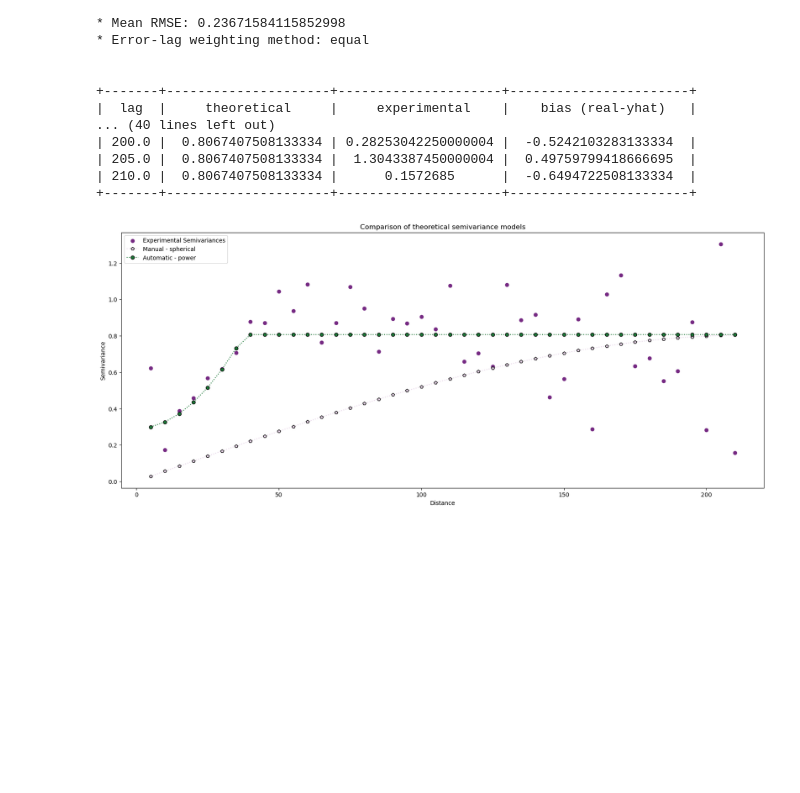
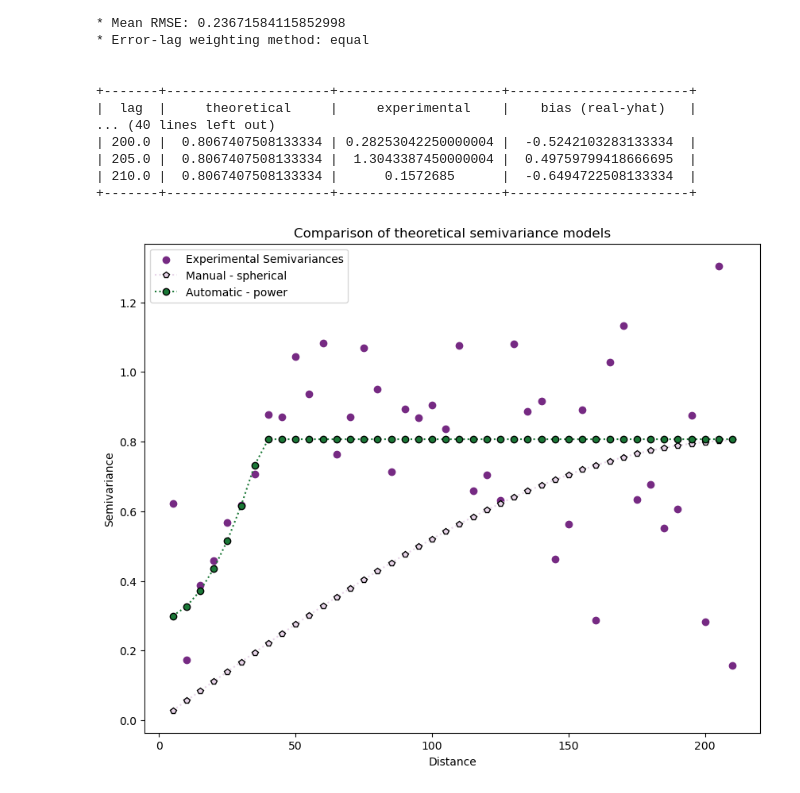
Before and after one commit to Rubi3r3/pyinterpolate_oilcont, a Jupyter notebook: pyinterpolate.ipynb, the cells around one changed output. Drawn from its saved outputs; the diff is of its cells as text; code cells hidden in the pictures; blank space fills up the shorter version.

Commit message:
updated figure

```diff
--- a/pyinterpolate.ipynb
+++ b/pyinterpolate.ipynb
@@ -35,7 +35,7 @@ r_df.head()
 | 4 | 1.3979 | 13801.18 | 183708.70 |
 # %%
 oil_geometry = gpd.points_from_xy(x=r_df['longitude'], y=r_df['latitude'], crs=31255)
-oil = gpd.GeoDataFrame(r_df, geometry=dem_geometry)
+oil = gpd.GeoDataFrame(r_df, geometry=oil_geometry)
 
 oil.plot(column='log_kwges', cmap='gist_earth', alpha=0.6, vmin=0, legend=True);
 # %% [output]
@@ -405,22 +405,22 @@ print(fitted)
 # %%
 _lags = experimental_variogram.lags
 _experimental = experimental_variogram.semivariances
 _linear_manual = linear_model.yhat
 _spherical_manual = spherical_model.yhat
 _automatic = fitted.yhat
 
-plt.figure(figsize=(20, 8))
+plt.figure(figsize=(10, 8))
 plt.scatter(_lags, _experimental, color='#762a83')  # Experimental
 plt.plot(_lags, _spherical_manual, ':p', color='#e7d4e8', mec='black')
 plt.plot(_lags, _automatic, ':o', color='#1b7837', mec='black')
 
 plt.title('Comparison of theoretical semivariance models')
 plt.legend(['Experimental Semivariances',
             'Manual - ' + spherical_model.name,
             'Automatic - ' + fitted.name])
 plt.xlabel('Distance')
 plt.ylabel('Semivariance')
 plt.show()
 # %% [output]
-[figure, old version]
+[figure, new version]
 # %%
```
Also changed, not shown: parts of 1 cell of this notebook.
